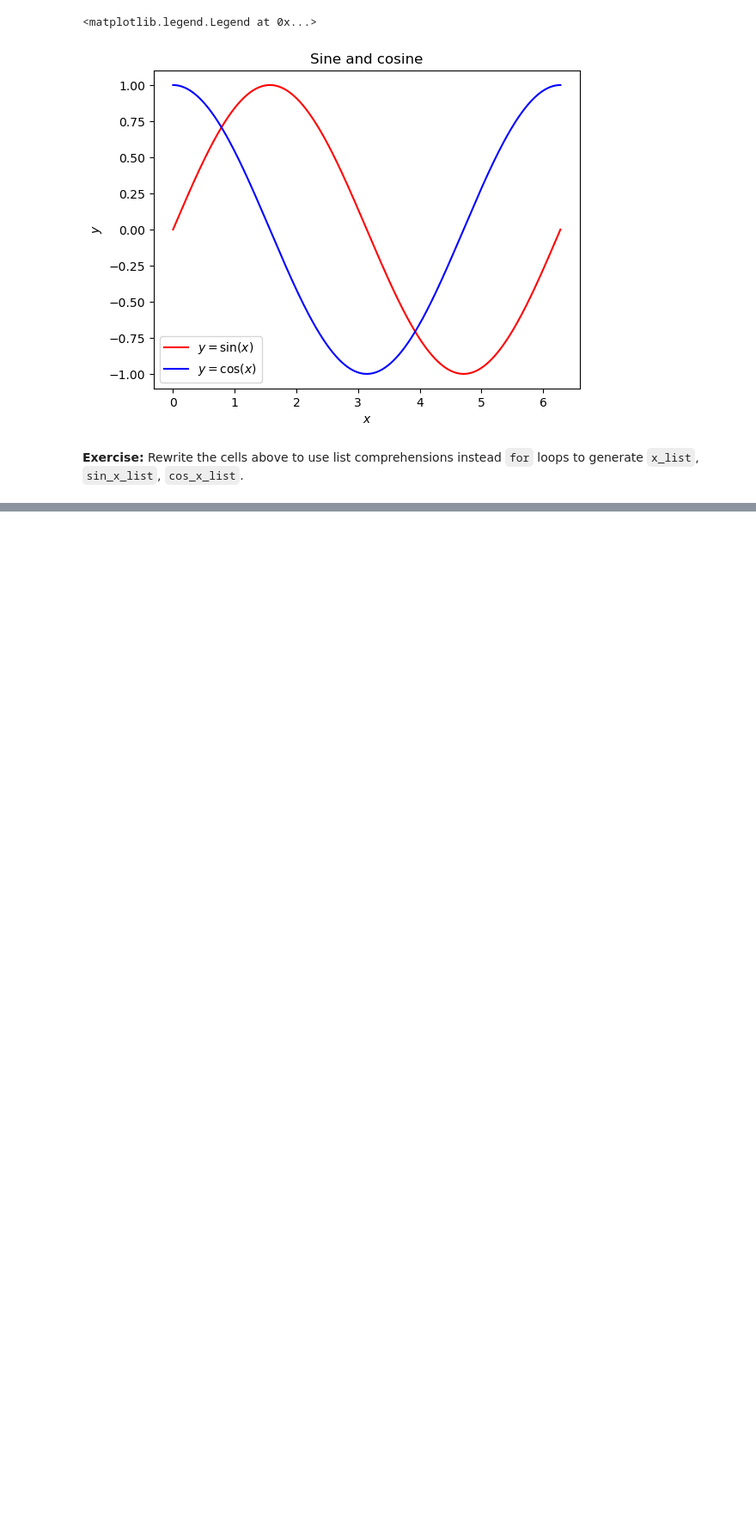
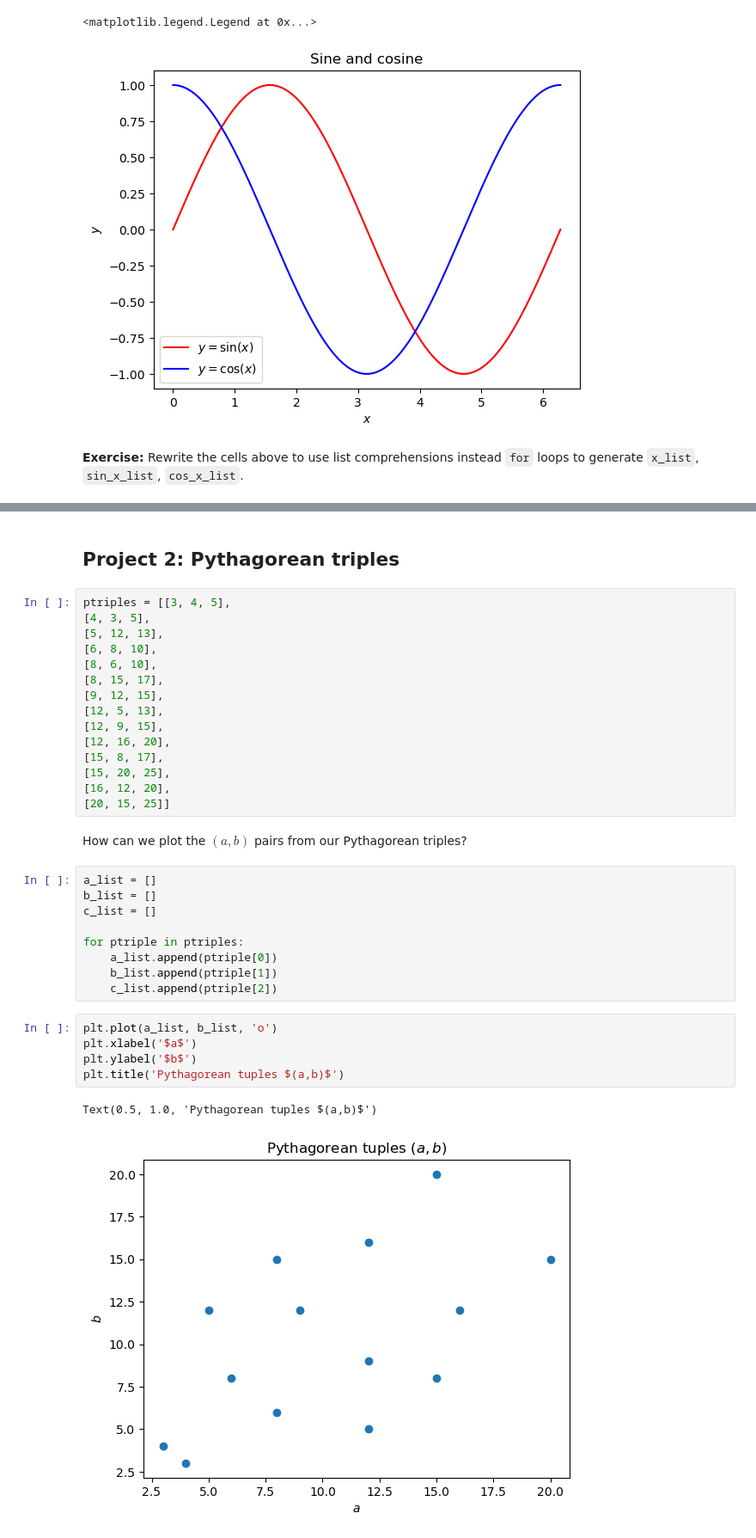
Before and after one commit to jllottes/jllottes.github.io, a Jupyter notebook: _static/weekly_notebooks/week05_notebook.ipynb, the cells around one changed output, grey strips where cells are left out. Shown at 86% size. Cells and saved outputs as stored; diff of their text form; blank space fills up the shorter version.

```diff
--- a/_static/weekly_notebooks/week05_notebook.ipynb
+++ b/_static/weekly_notebooks/week05_notebook.ipynb
@@ -50,0 +362,36 @@ plt.legend()
+# %% [markdown]
+## Project 2: Pythagorean triples
+# %%
+ptriples = [[3, 4, 5],
+[4, 3, 5],
+[5, 12, 13],
+[6, 8, 10],
+[8, 6, 10],
+[8, 15, 17],
+[9, 12, 15],
+[12, 5, 13],
+[12, 9, 15],
+[12, 16, 20],
+[15, 8, 17],
+[15, 20, 25],
+[16, 12, 20],
+[20, 15, 25]]
+# %% [markdown]
+How can we plot the $(a,b)$ pairs from our Pythagorean triples?
+# %%
+a_list = []
+b_list = []
+c_list = []
+
+for ptriple in ptriples:
+    a_list.append(ptriple[0])
+    b_list.append(ptriple[1])
+    c_list.append(ptriple[2])
+# %%
+plt.plot(a_list, b_list, 'o')
+plt.xlabel('$a$')
+plt.ylabel('$b$')
+plt.title('Pythagorean tuples $(a,b)$')
+# %% [output]
+Text(0.5, 1.0, 'Pythagorean tuples $(a,b)$')
+[figure, added]
```
Also changed, not shown: parts of 60 cells of this notebook, 2 other files.
